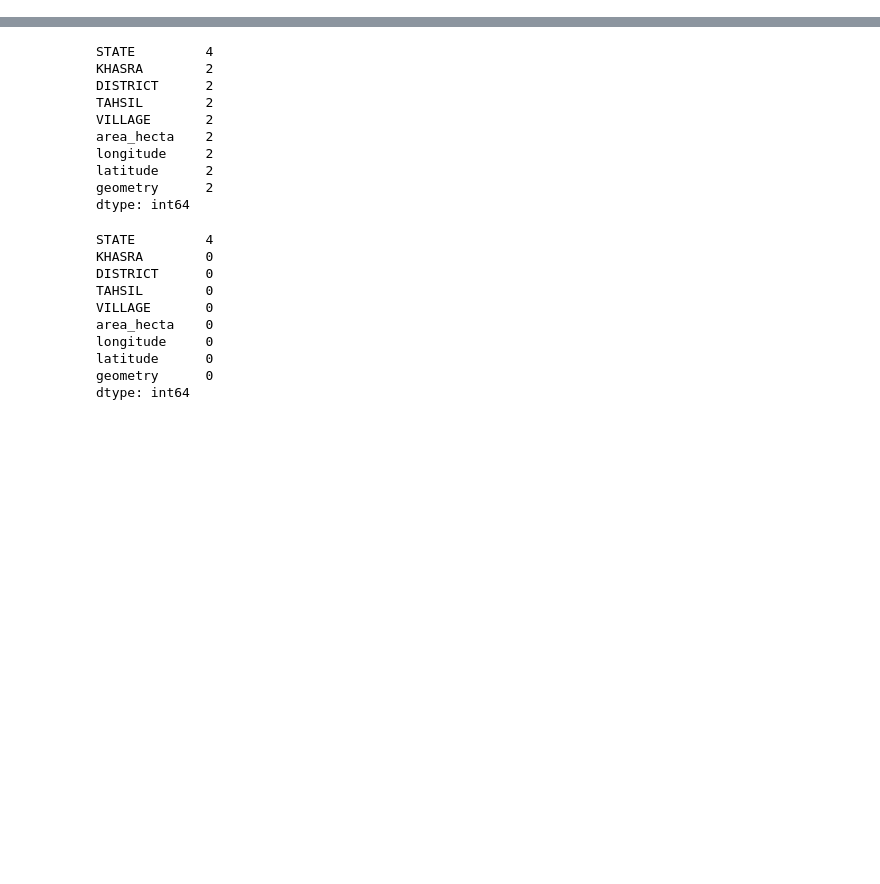
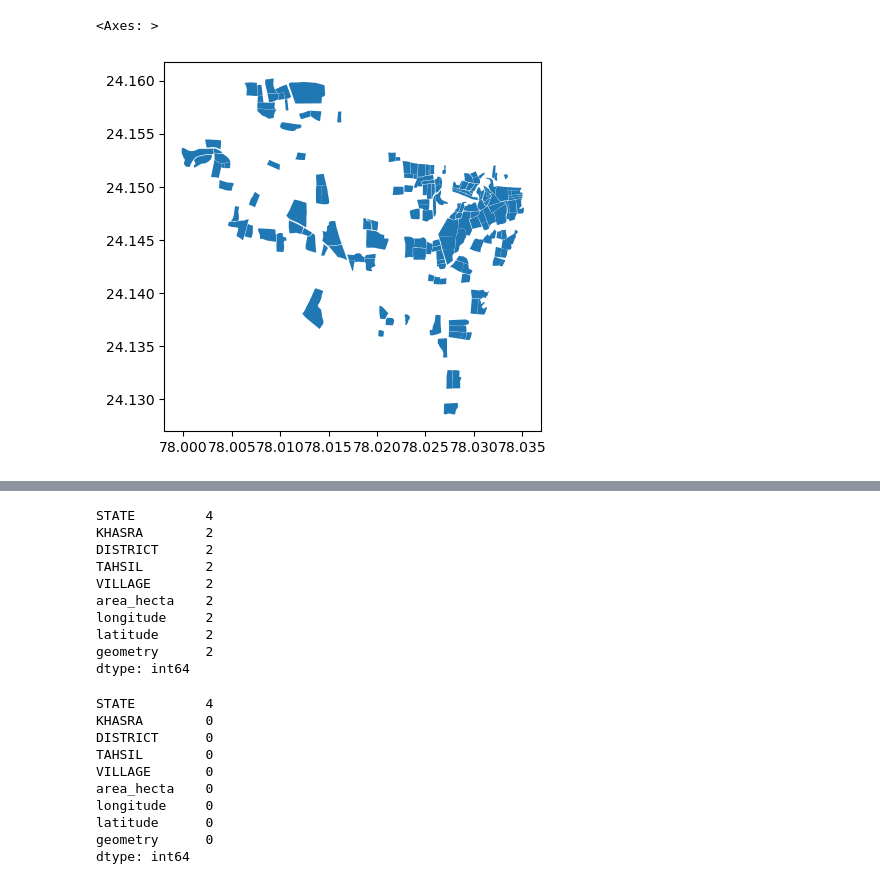
Before and after one commit to davnish/parcel_streamlit, a Jupyter notebook: Untitled.ipynb, the cells around one changed output, grey strips where cells are left out. Saved outputs shown, nothing was run; the diff lists cells and outputs as text; code cells hidden in the pictures; blank space fills up the shorter version.

```diff
--- a/Untitled.ipynb
+++ b/Untitled.ipynb
@@ -23,0 +26,8 @@ gdf_concat = gpd.GeoDataFrame(pd.concat([gdf, slice_gdf], axis = 0, ignore_index
+# %%
+# gdf['longitude'].unique()
+gdf[gdf['crop name'] == 'Soybean'].plot()
+
+# len(gdf['latitude'].unique())
+# %% [output]
+<Axes: >
+[figure, added]
```
Also changed, not shown: parts of 21 cells of this notebook, 40 other files.
